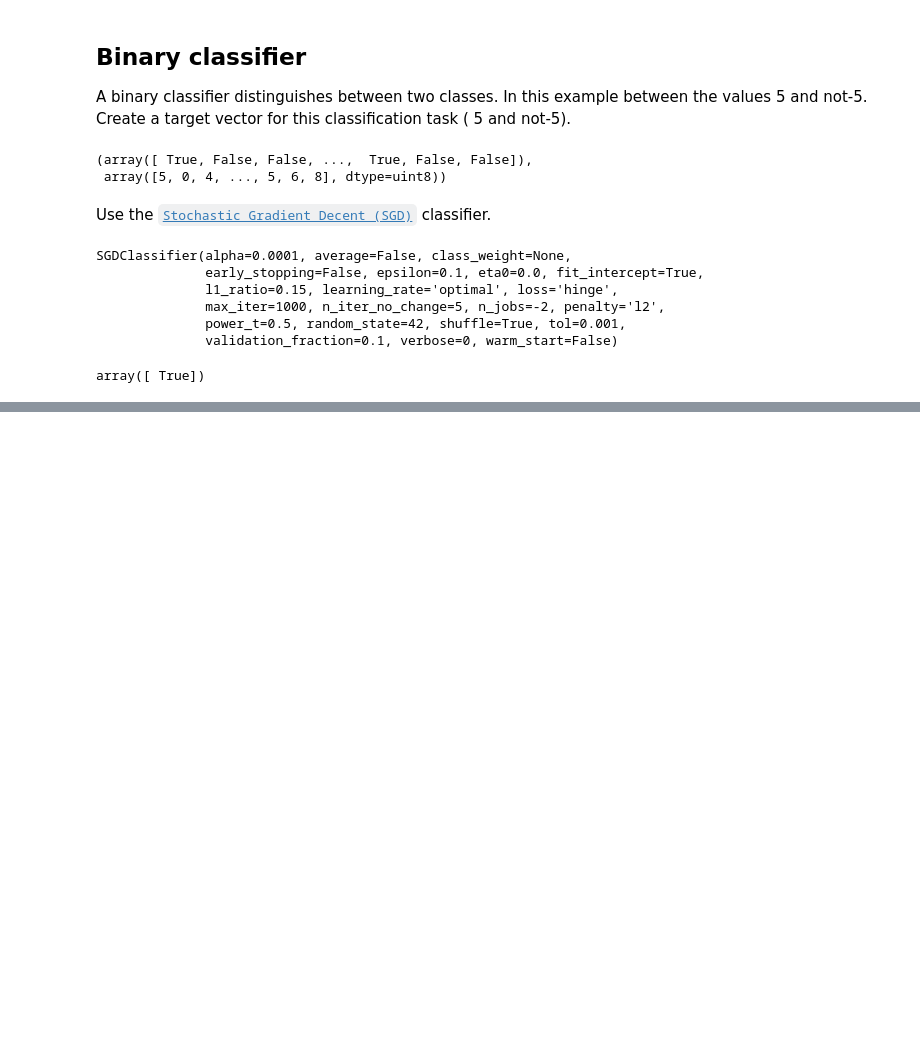
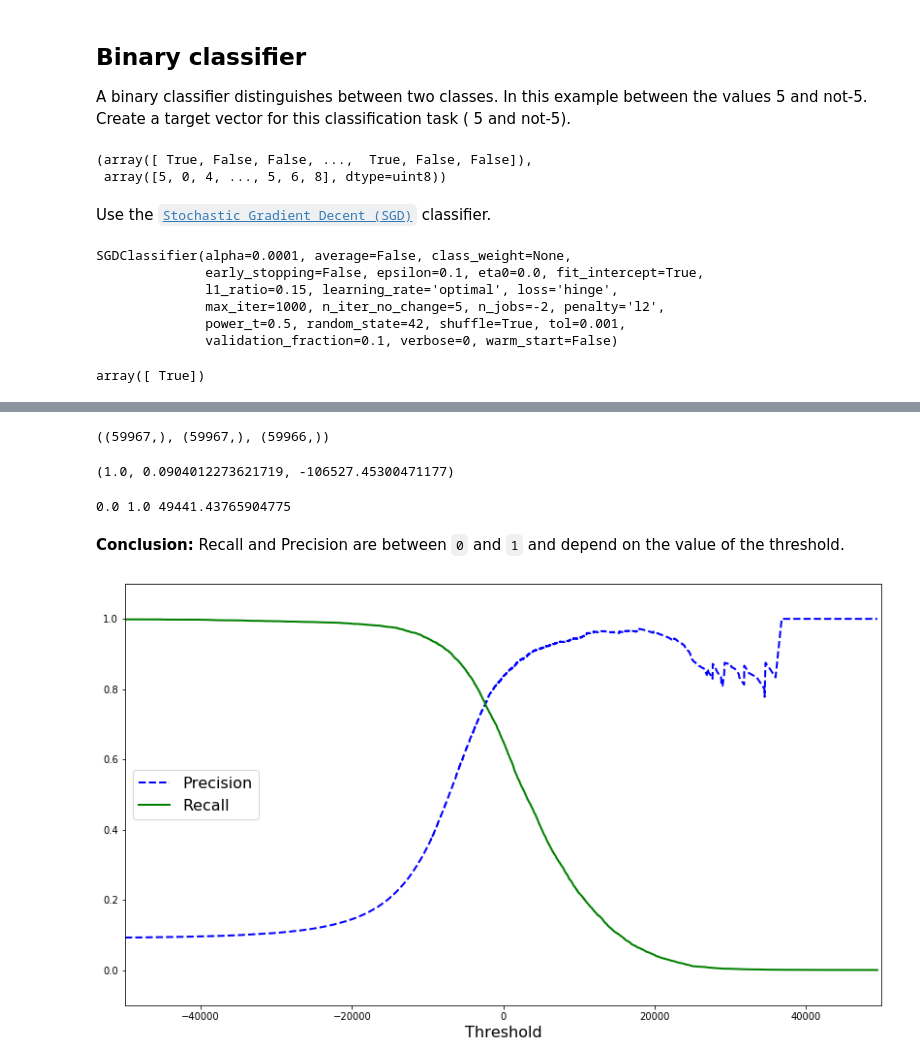
Before and after one commit to faberfred/hands-on-ml, a Jupyter notebook: 03-classification.ipynb, the cells around one changed output, grey strips where cells are left out. Saved outputs shown, nothing was run; the diff lists cells and outputs as text; code cells hidden in the pictures; blank space fills up the shorter version.

```diff
--- a/03-classification.ipynb
+++ b/03-classification.ipynb
@@ -165,0 +278,8 @@ array([0.95035, 0.96035, 0.9604 ])
+# %%
+y_scores = cross_val_predict(sgd_clf, X_train, y_train_5, cv=3, n_jobs=n_cpus,
+                             method="decision_function")
+
+y_estimate = cross_val_predict(sgd_clf, X_train, y_train_5, cv=3, n_jobs=n_cpus)
+
+print(y_scores)
+print(y_estimate)
@@ -165,0 +294,33 @@ array([0.95035, 0.96035, 0.9604 ])
+# %%
+from sklearn.metrics import precision_recall_curve
+
+precisions, recalls, thresholds = precision_recall_curve(y_train_5, y_scores)
+# %%
+recalls.shape, precisions.shape, thresholds.shape
+# %% [output]
+((59967,), (59967,), (59966,))
+# %%
+recalls[0], precisions[0], thresholds[0]
+# %% [output]
+(1.0, 0.0904012273621719, -106527.45300471177)
+# %%
+print(recalls[int(recalls.shape[0])-1], precisions[int(precisions.shape[0])-1],
+      thresholds[int(thresholds.shape[0])-1])
+# %% [output]
+0.0 1.0 49441.43765904775
+# %% [markdown]
+**Conclusion:** Recall and Precision are between `0` and `1` and depend on the value of the threshold.
+# %%
+def plot_precision_recall_vs_threshold(precisions, recalls, thresholds):
+    plt.plot(thresholds, precisions[:-1], "b--", label="Precision", linewidth=2)
+    plt.plot(thresholds, recalls[:-1], "g-", label="Recall", linewidth=2)
+    plt.xlabel("Threshold", fontsize=16)
+    plt.legend(loc="center left", fontsize=16)
+    plt.ylim([-0.1, 1.1])
+
+plt.figure(figsize=(14, 8))
+plot_precision_recall_vs_threshold(precisions, recalls, thresholds)
+plt.xlim([-50000, 50000])
+plt.show()
+# %% [output]
+[figure, added]
```
Also changed, not shown: parts of 24 cells of this notebook.
